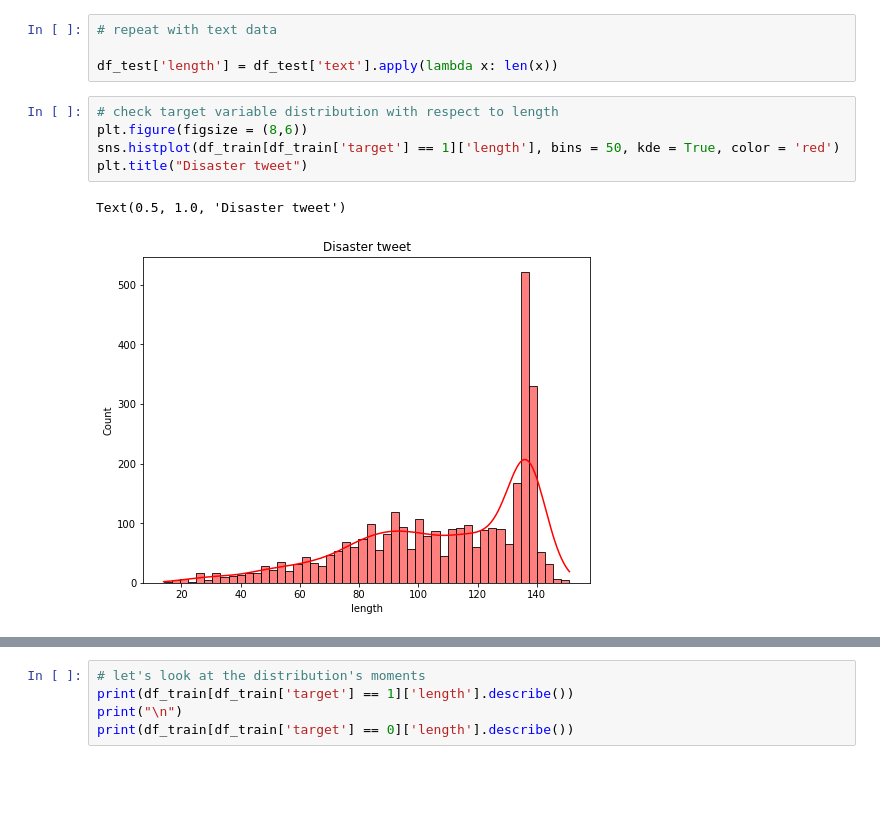
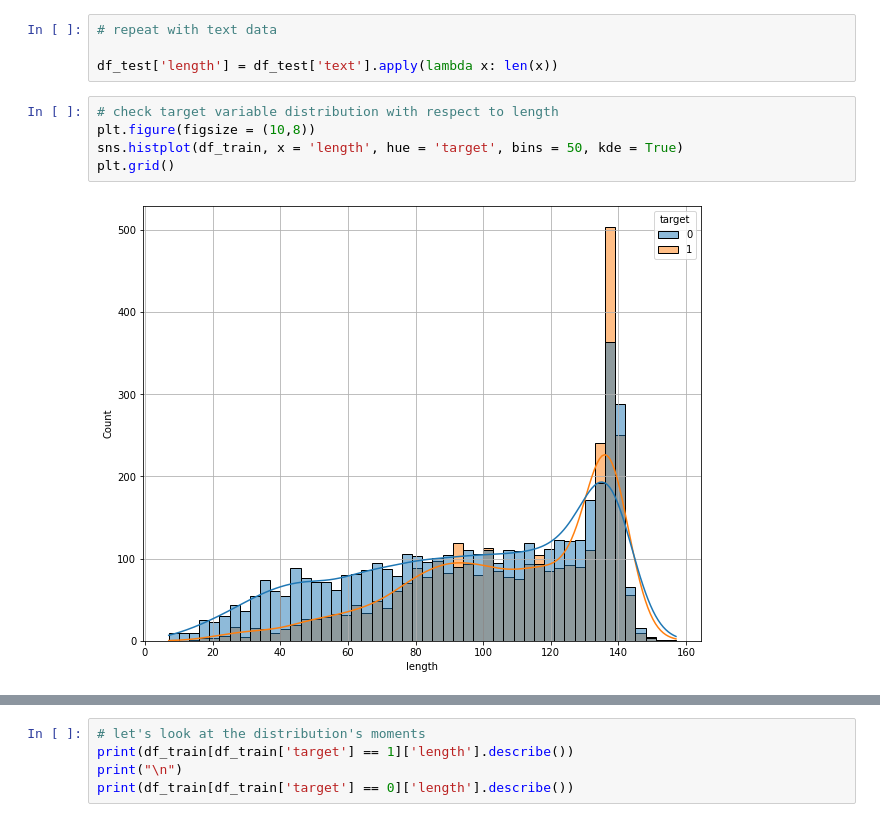
Before and after one commit to Shiska07/Information-Retreval-and-Natural-Language-Processing, a Jupyter notebook: Text Data Preprocessing using Normalization for NLP.ipynb, the cells around one changed output, grey strips where cells are left out. Drawn from its saved outputs; the diff is of its cells as text; blank space fills up the shorter version.

```diff
--- a/Text Data Preprocessing using Normalization for NLP.ipynb
+++ b/Text Data Preprocessing using Normalization for NLP.ipynb
@@ -317,9 +317,8 @@ df_train.head()
 df_test['length'] = df_test['text'].apply(lambda x: len(x))
 # %%
 # check target variable distribution with respect to length
-plt.figure(figsize = (8,6))
-sns.histplot(df_train[df_train['target'] == 1]['length'], bins = 50, kde = True, color = 'red')
-plt.title("Disaster tweet")
+plt.figure(figsize = (10,8))
+sns.histplot(df_train, x = 'length', hue = 'target', bins = 50, kde = True)
+plt.grid()
 # %% [output]
-Text(0.5, 1.0, 'Disaster tweet')
-[figure, old version]
+[figure, new version]
```
Also changed, not shown: parts of 6 cells of this notebook.
